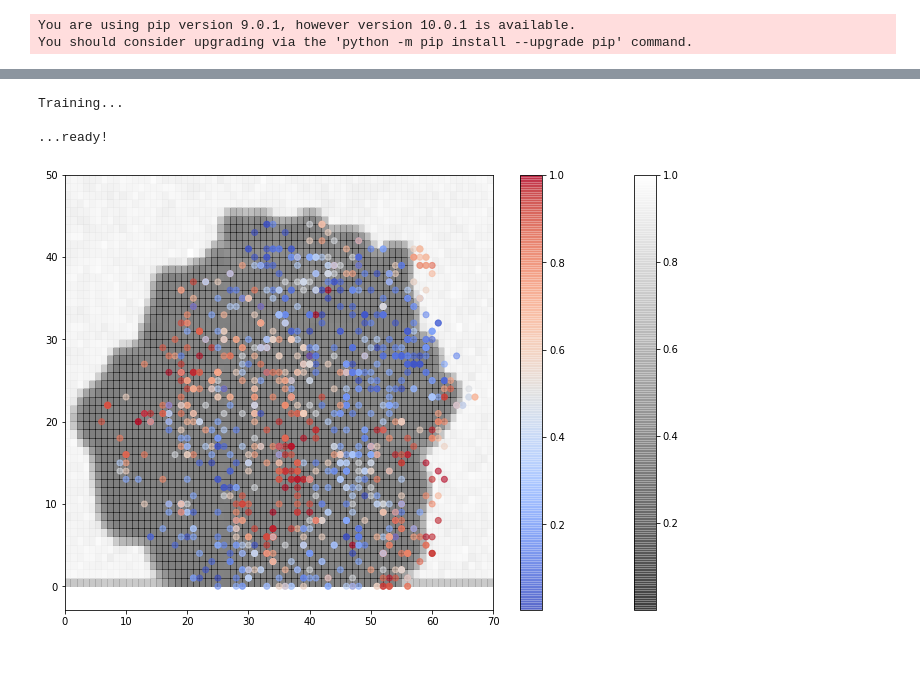
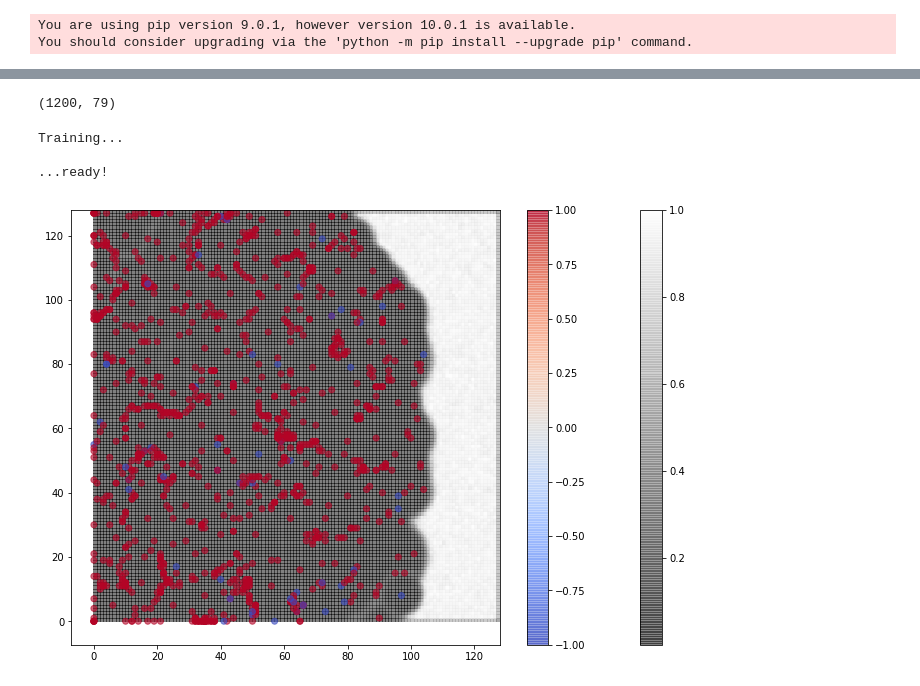
Before and after one commit to Gadiben/AML2018, a Jupyter notebook: Notebooks/challenges/Scikitlearn_Tree.ipynb, the cells around one changed output, grey strips where cells are left out. Cells and saved outputs as stored; diff of their text form; code cells hidden in the pictures.

```diff
--- a/Notebooks/challenges/Scikitlearn_Tree.ipynb
+++ b/Notebooks/challenges/Scikitlearn_Tree.ipynb
@@ -44,20 +44,6 @@ challenge_data_folder = "./challenge_data"
 pdAllData = pd.read_csv(challenge_data_folder+"/train.csv",keep_default_na=False) #Load training data NA filter FALSE to keep Not available data
 columnTypesDict = pdAllData.dtypes.to_dict() #Infer part of the data schema
 columnNames = list(columnTypesDict.keys()) #List of all features name
-# %%
-def getLogRMSE(estimatedPrice,realPrice):
-    logRMSE = np.mean( (np.log(estimatedPrice) - np.log(realPrice))**2 )
-    return np.sqrt(logRMSE)
-def regressionTrees(X=X,Y=Y,depth=6,min_samples_leaf=8,test_size=0.25,singleTree=True,forest=False,extraTrees=False,nb_estimator=20):
-    X_train, X_test, y_train, y_test = train_test_split( X, Y, test_size = test_size, random_state = 42)# np.random.randint(0,100))
-    if singleTree: regressor = DecisionTreeRegressor(min_samples_leaf=min_samples_leaf,max_depth=depth)
-    elif forest: regressor = RandomForestRegressor(min_samples_leaf=min_samples_leaf,max_depth=depth,n_estimators=nb_estimator,random_state=42)#, max_depth=depth,min_samples_leaf=min_samples_leaf)
-    elif extraTrees: regressor = ExtraTreesClassifier(min_samples_leaf=min_samples_leaf,max_depth=depth,n_estimators=nb_estimator,random_state=42)#, max_depth=depth,min_samples_leaf=min_samples_leaf)
-
-    regressor.fit(X_train, y_train)
-    y_hat_test = regressor.predict(X_test)
-    training_estimation = regressor.predict(X_train)
-    return getLogRMSE(y_hat_test,y_test) ,getLogRMSE(training_estimation,y_train),regressor #test error train error
 # %%
 lb_make = LabelEncoder()
 
@@ -80,29 +66,38 @@ def getLogRMSE(estimatedPrice,realPrice):
 def regressionTrees(X=X,X_outliers=[],Y_outliers=[],Y=Y,depth=6,min_samples_leaf=8,test_size=0.1,singleTree=True,forest=False,extraTrees=False,nb_estimator=20):
     #X_train, X_test, y_train, y_test = train_test_split( X, Y, test_size = test_size, random_state = 42)# np.random.randint(0,100))
     nkfold = int(1/test_size)
+    foldNb = 0
     kf = KFold(n_splits=nkfold)
     test_errors = []
     training_errors = []
     X= np.array(X)
     Y=np.array(Y)
     X_outliers = np.array(X_outliers)
-    for train_index, test_index in kf.split(X):
-        X_outliers_test = X_outliers[kf.split(X_outliers)[foldNb][1]] #get a proportinal number of outliers to calculate error
-        Y_outliers_test = Y_outliers[kf.split(X_outliers)[foldNb][1]]
+    Y_outliers = np.array(Y_outliers)
+
+    for (train_index, test_index), (outliers_train,outliers_index) in zip(kf.split(X),kf.split(X_outliers)):
+        X_outliers_test,X_outliers_train = X_outliers[outliers_index],X_outliers[outliers_train] #get a proportinal number of outliers to calculate error
+        Y_outliers_test,Y_outliers_train = Y_outliers[outliers_index],Y_outliers[outliers_train]
         X_train, X_test = X[train_index], X[test_index]
         y_train, y_test = Y[train_index], Y[test_index]
+
+        X_train = np.concatenate((X_train,X_outliers_train))
+        y_train = np.concatenate((y_train,Y_outliers_train))
+
         if singleTree: regressor = DecisionTreeRegressor(min_samples_leaf=min_samples_leaf,max_depth=depth)
         elif forest: regressor = RandomForestRegressor(min_samples_leaf=min_samples_leaf,max_depth=depth,n_estimators=nb_estimator,random_state=42)#, max_depth=depth,min_samples_leaf=min_samples_leaf)
         elif extraTrees: regressor = ExtraTreesClassifier(min_samples_leaf=min_samples_leaf,max_depth=depth,n_estimators=nb_estimator,random_state=42)#, max_depth=depth,min_samples_leaf=min_samples_leaf)
 
         regressor.fit(X_train, y_train)
         y_hat_test = regressor.predict(X_test)
+
         training_estimation = regressor.predict(X_train)
         y_hat_test_outliers = regressor.predict(X_outliers_test)
 
         y_hat_test = np.concatenate((y_hat_test,y_hat_test_outliers))
-        y_test = np.concatenate((y_train,Y_outliers_test))
+        y_test = np.concatenate((y_test,Y_outliers_test))
 
         test_errors.append(getLogRMSE(y_hat_test,y_test))
         training_errors.append(getLogRMSE(training_estimation,y_train))
+
     return np.mean(test_errors),np.mean(training_errors),regressor #test error train error
@@ -491,10 +504,15 @@ plt.imshow(digits.images[1],cmap=cmap)
+# %%
+X.shape
+# %% [output]
+(1200, 79)
 # %%
 X_som = np.array(X)
 # %%
-som = MiniSom(128, 128, 79, sigma=1, learning_rate=0.5)
+som = MiniSom(128 ,128 , 79, sigma=2.5, learning_rate=0.5)
 print("Training...")
 som.train_random(X_som, 500)  # random training
 print("\n...ready!")
+coords = np.array([som.winner(x) for x in X_som])
 # %% [output]
 Training...
 
@@ -504,11 +520,12 @@ coords = np.array([som.winner(x) for x in X_som])
 # %%
 colors = pdAllData.apply(normHist,axis=1)
+scores_pred, y_pred, threshold = findOutliers_IsolationForest(X, 0.05)
 # %%
 plt.figure(figsize=(12,8))
-plt.pcolormesh(som.distance_map().T[:50,4:74],alpha=0.5,cmap=cm.get_cmap('gist_gray'))  # plotting the distance map as background#plt.colorbar()
+plt.pcolormesh(som.distance_map().T,alpha=0.5,cmap=cm.get_cmap('gist_gray'))  # plotting the distance map as background#plt.colorbar()
 plt.colorbar()
-plt.scatter(coords.T[0],coords.T[1],c=colors,cmap=cmap,alpha=0.6)
+plt.scatter(coords.T[0],coords.T[1],c=y_pred,cmap=cmap,alpha=0.6)
 plt.colorbar()
 plt.show()
 # %% [output]
-[figure, old version]
+[figure, new version]
```
Also changed, not shown: parts of 16 cells of this notebook.
